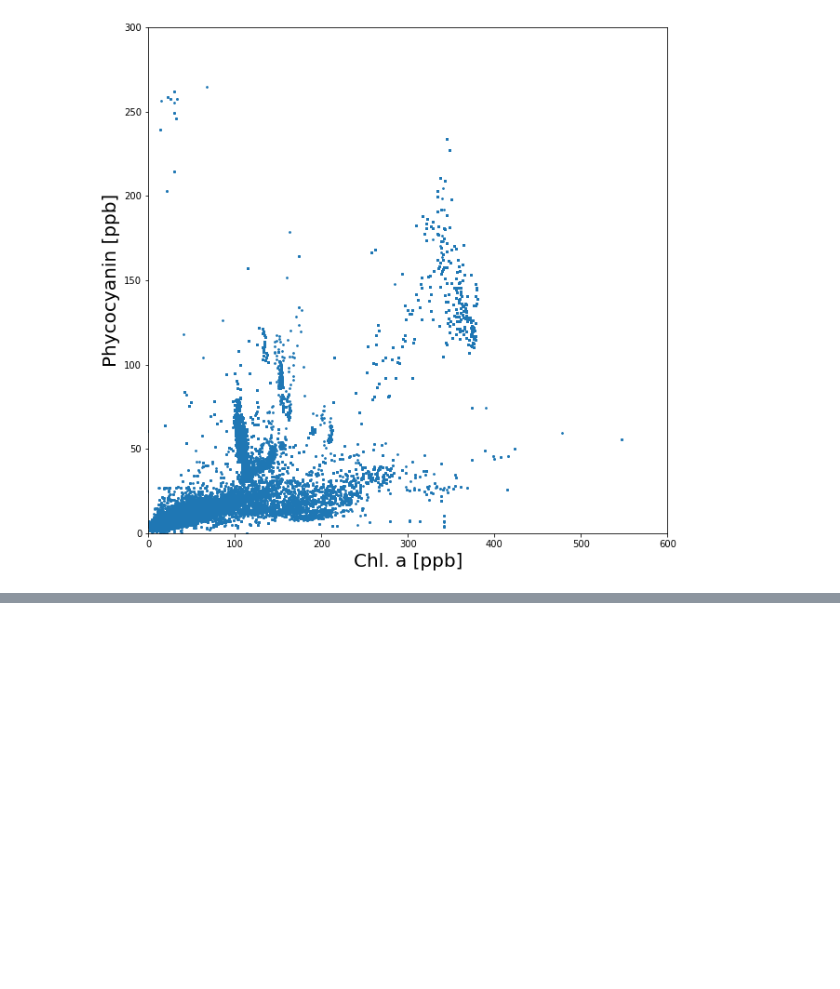
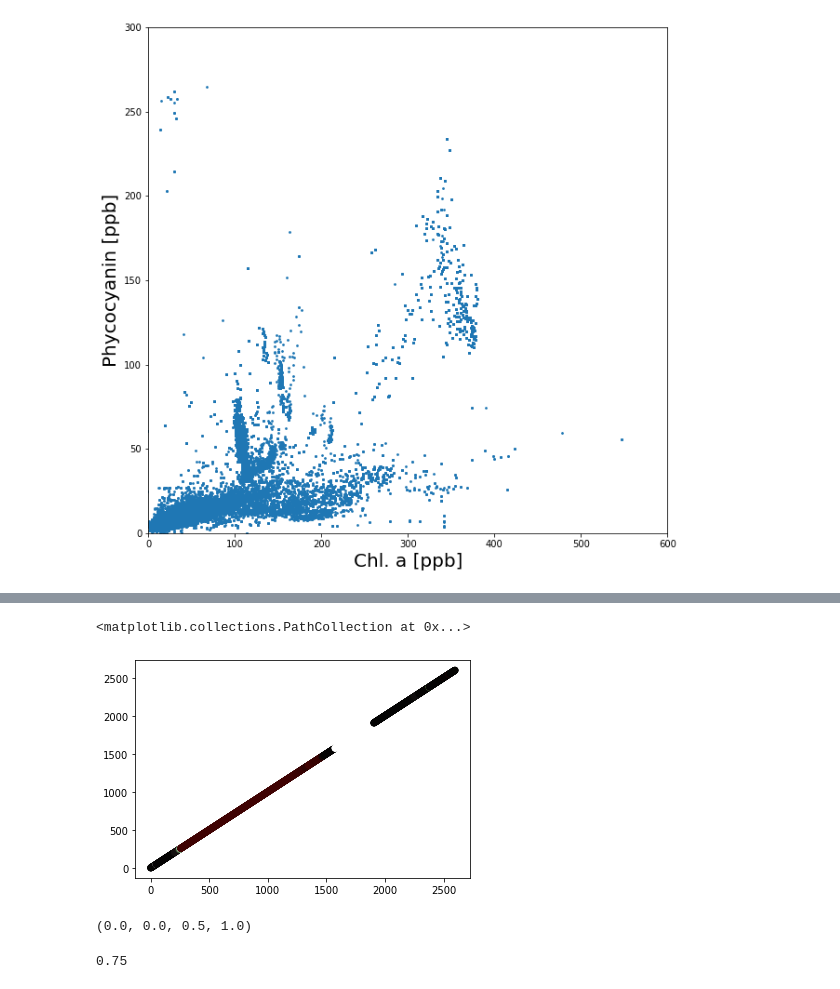
Before and after one commit to vrx-/navocean, a Jupyter notebook: Sailboat process.ipynb, the cells around one changed output, grey strips where cells are left out. Drawn from its saved outputs; the diff is of its cells as text; code cells hidden in the pictures; blank space fills up the shorter version.

```diff
--- a/Sailboat process.ipynb
+++ b/Sailboat process.ipynb
@@ -93,0 +147,8 @@ sailboat.plot(x_variable='chla', y_variable='phycocyanin',
+# %%
+rows = (sailboat.data['Chl. a [ppb]']<250) & (sailboat.data['Chl. a [ppb]']>200)
+color_array = np.array(sailboat.color)[rows]
+X = range(len(color_array))
+plt.scatter(X, X, c=color_array)
+# %% [output]
+<matplotlib.collections.PathCollection at 0x...>
+[figure, added]
@@ -93,0 +165,9 @@ sailboat.plot(x_variable='chla', y_variable='phycocyanin',
+# %%
+cm.jet(np.nan)
+# %% [output]
+(0.0, 0.0, 0.5, 1.0)
+# %%
+blue, green, red = 0, 0.5, 0.5
+0.5 + red*0.5 - blue*0.5
+# %% [output]
+0.75
```
Also changed, not shown: parts of 13 cells of this notebook.
